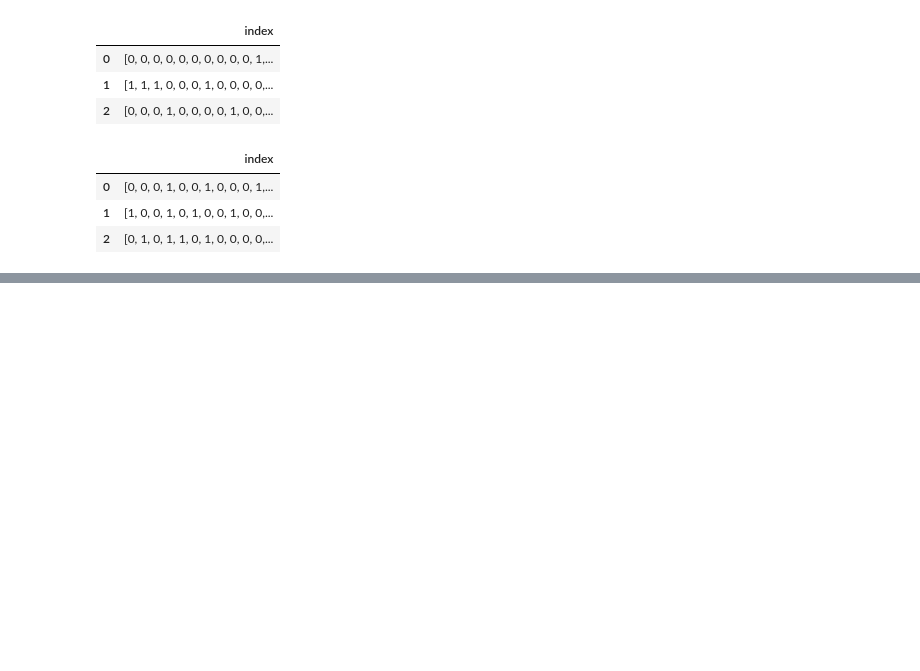
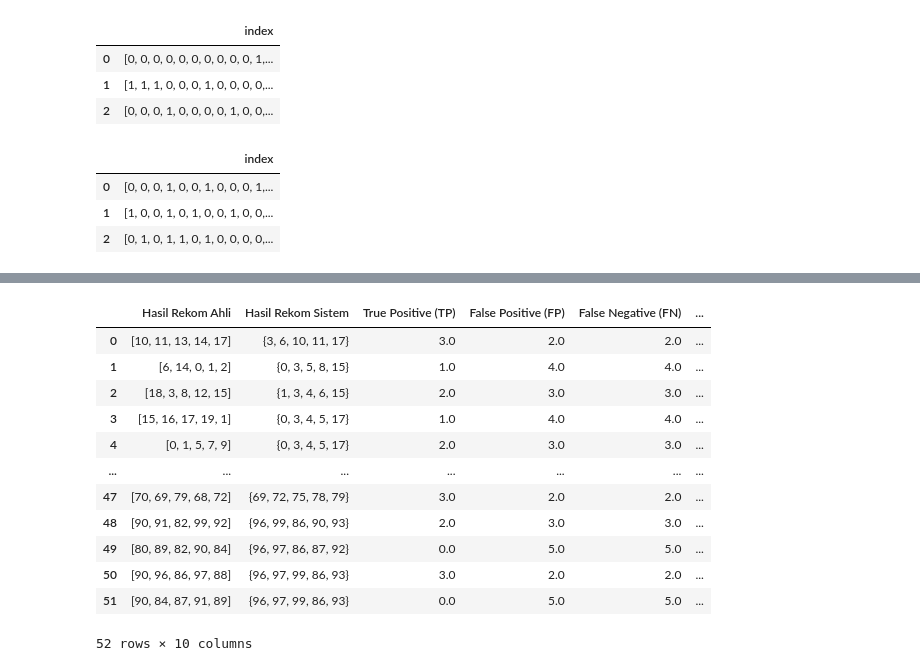
Before and after one commit to elizams1/Model-Recommendation-Skincare-Product, a Jupyter notebook: TheModels/KODE BERSIH FIX.ipynb, the cells around one changed output, grey strips where cells are left out. Cells and saved outputs as stored; diff of their text form; code cells hidden in the pictures; blank space fills up the shorter version.

```diff
--- a/TheModels/KODE BERSIH FIX.ipynb
+++ b/TheModels/KODE BERSIH FIX.ipynb
@@ -849,11 +771,0 @@ weighted avg       0.85      0.80      0.78         5
-# %%
-from sklearn.metrics import confusion_matrix, accuracy_score, precision_score, recall_score, f1_score
-from sklearn.metrics import mean_absolute_error
-
-for i in range(0, 10):
-  y_true = data_ahli['Index'][i]
-  y_pred = data_index['index'][i]
-
-  # compute the confusion matrix
-  mae = mean_absolute_error(y_true, y_pred)
-  print("MAE:\n", mae)
@@ -901,13 +805,17 @@ import ast
 from sklearn.metrics import confusion_matrix, accuracy_score, precision_score, recall_score, f1_score
 from sklearn.metrics import classification_report
 
-for i in range (0,10):
+for i in range (0,len(th_data_ahli)):
   y_true = ast.literal_eval(th_data_ahli['index'][i])
   y_pred = ast.literal_eval(th_data_sistem['index'][i])
 
   # compute the confusion matrix
   conf_matrix = confusion_matrix(y_true, y_pred, labels=[1, 0])
   print("Confusion matrix:\n", conf_matrix)
+  # print("TP :",conf_matrix[0][0])
+  # print("FP :", conf_matrix[1][0])
+  # print("FN :", conf_matrix[0][1])
+  # print("TN :", conf_matrix[1][1])
 
   # compute other evaluation metrics
   accuracy = accuracy_score(y_true, y_pred)
@@ -915,12 +823,28 @@ for i in range (0,10):
   recall = recall_score(y_true, y_pred)
   f1 = f1_score(y_true, y_pred)
 
-  print("Accuracy:", accuracy)
-  print("Precision:", precision)
-  print("Recall:", recall)
-  print("F1 Score:", f1)
+  # print("Accuracy:", accuracy)
+  # print("Precision:", precision)
+  # print("Recall:", recall)
+  # print("F1 Score:", f1)
+  # print('\n')
 
-  print(classification_report(y_true, y_pred))
+  # print(classification_report(y_true, y_pred))
+
+  data_eval_new = pd.DataFrame([{
+      'Hasil Rekom Ahli': data_ahli['Index'][i],
+      'Hasil Rekom Sistem': data_index['index'][i],
+      'True Positive (TP)': conf_matrix[0][0],
+      'False Positive (FP)': conf_matrix[1][0],
+      'False Negative (FN)': conf_matrix[0][1],
+      'True Negative (TN)': conf_matrix[1][1],
+      'Accuracy': accuracy,
+      'Precision': precision,
+      'Recall': recall,
+      'F1_Score': f1
+  }])
+
+  data_eval = pd.concat([data_eval, data_eval_new], ignore_index = True)
 # %% [output]
 Confusion matrix:
  [[ 3  2]
@@ -941,0 +866,16 @@ weighted avg       0.94      0.94      0.94       100
+# %%
+data_eval
+# %% [output]
+|  | Hasil Rekom Ahli | Hasil Rekom Sistem | True Positive (TP) | False Positive (FP) | False Negative (FN) | ... |
+| 0 | [10, 11, 13, 14, 17] | {3, 6, 10, 11, 17} | 3.0 | 2.0 | 2.0 | ... |
+| 1 | [6, 14, 0, 1, 2] | {0, 3, 5, 8, 15} | 1.0 | 4.0 | 4.0 | ... |
+| 2 | [18, 3, 8, 12, 15] | {1, 3, 4, 6, 15} | 2.0 | 3.0 | 3.0 | ... |
+| 3 | [15, 16, 17, 19, 1] | {0, 3, 4, 5, 17} | 1.0 | 4.0 | 4.0 | ... |
+| 4 | [0, 1, 5, 7, 9] | {0, 3, 4, 5, 17} | 2.0 | 3.0 | 3.0 | ... |
+| ... | ... | ... | ... | ... | ... | ... |
+| 47 | [70, 69, 79, 68, 72] | {69, 72, 75, 78, 79} | 3.0 | 2.0 | 2.0 | ... |
+| 48 | [90, 91, 82, 99, 92] | {96, 99, 86, 90, 93} | 2.0 | 3.0 | 3.0 | ... |
+| 49 | [80, 89, 82, 90, 84] | {96, 97, 86, 87, 92} | 0.0 | 5.0 | 5.0 | ... |
+| 50 | [90, 96, 86, 97, 88] | {96, 97, 99, 86, 93} | 3.0 | 2.0 | 2.0 | ... |
+| 51 | [90, 84, 87, 91, 89] | {96, 97, 99, 86, 93} | 0.0 | 5.0 | 5.0 | ... |
+52 rows × 10 columns
```
Also changed, not shown: parts of 10 cells of this notebook.
